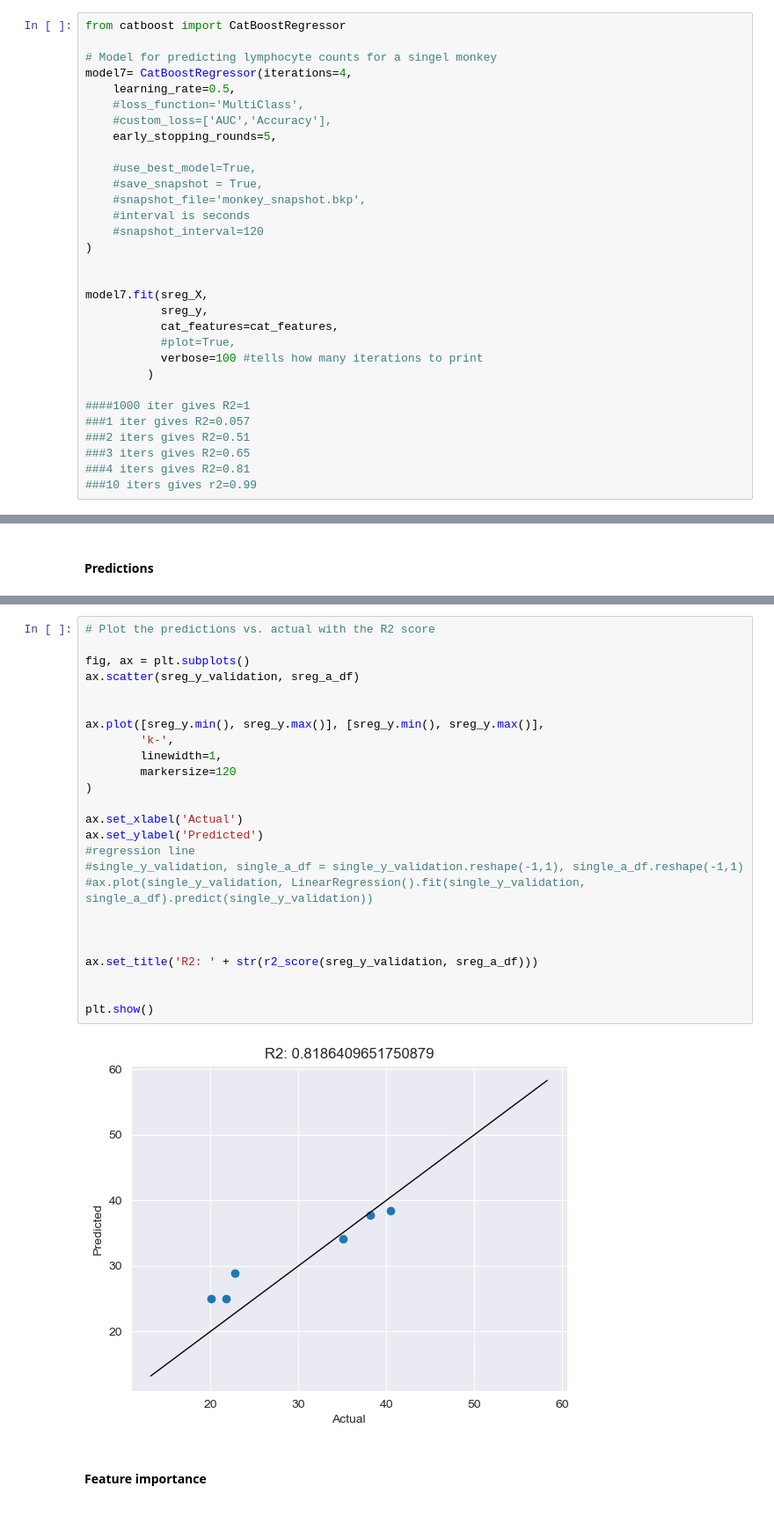
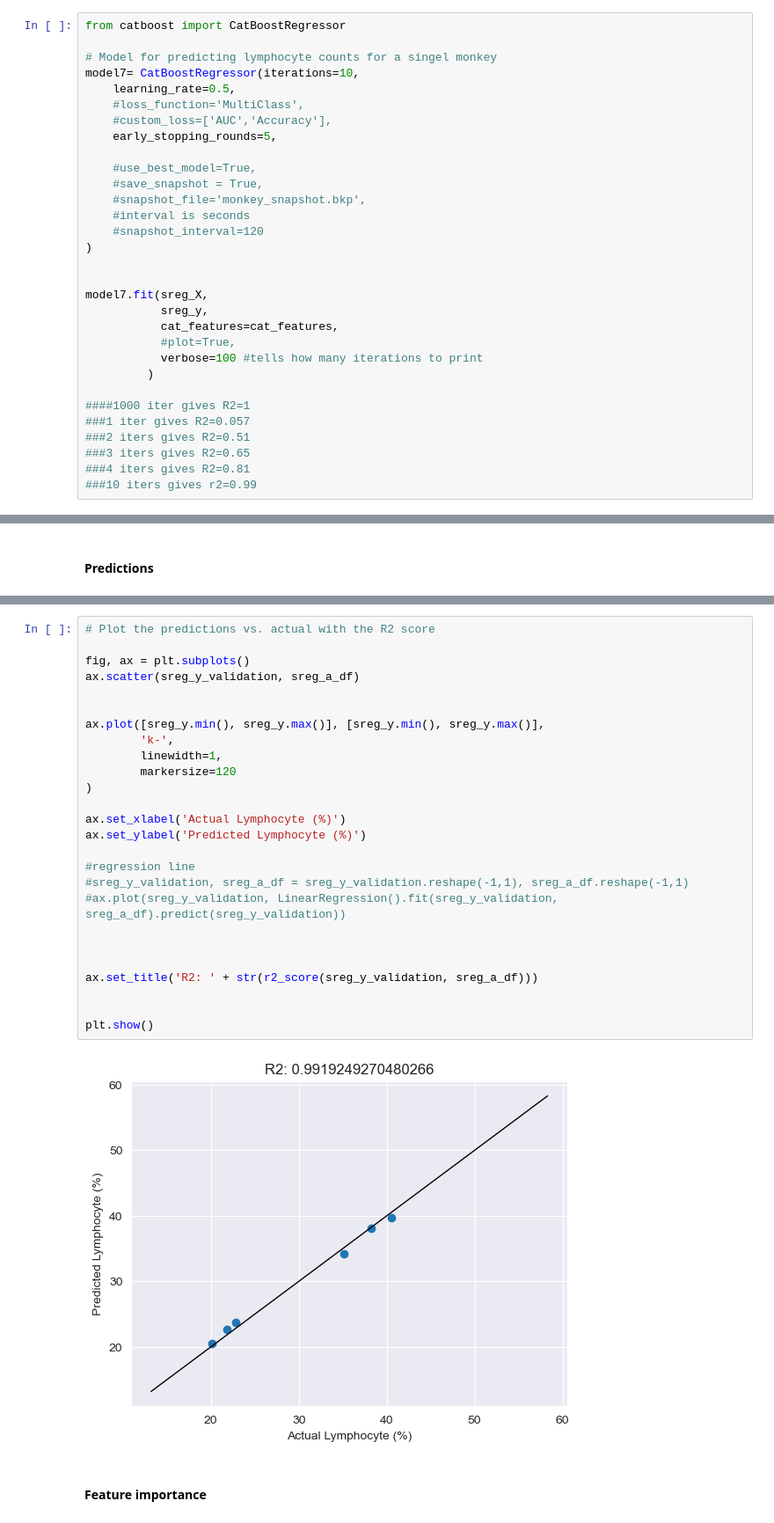
Before and after one commit to aidan-lew/monkey_health, a Jupyter notebook: B_monkeys_predictions.ipynb, the cells around one changed output, grey strips where cells are left out. Shown at 88% size. Cells and saved outputs as stored; diff of their text form.

```diff
--- a/B_monkeys_predictions.ipynb
+++ b/B_monkeys_predictions.ipynb
@@ -273,7 +275,7 @@ iteritems is deprecated and will be removed in a future version. Use .items inst
 from catboost import CatBoostRegressor
 
 # Model for predicting lymphocyte counts for a singel monkey
-model7= CatBoostRegressor(iterations=4,
+model7= CatBoostRegressor(iterations=10,
     learning_rate=0.5,
     #loss_function='MultiClass',
     #custom_loss=['AUC','Accuracy'],
@@ -339,30 +341,31 @@ The r2 score for the model is: 0.8186409651750879
 # %%
 # Plot the predictions vs. actual with the R2 score
 
 fig, ax = plt.subplots()
 ax.scatter(sreg_y_validation, sreg_a_df)
 
 
 ax.plot([sreg_y.min(), sreg_y.max()], [sreg_y.min(), sreg_y.max()],
         'k-',
         linewidth=1,
         markersize=120
 )
 
-ax.set_xlabel('Actual')
-ax.set_ylabel('Predicted')
+ax.set_xlabel('Actual Lymphocyte (%)')
+ax.set_ylabel('Predicted Lymphocyte (%)')
+
 #regression line
-#single_y_validation, single_a_df = single_y_validation.reshape(-1,1), single_a_df.reshape(-1,1)
-#ax.plot(single_y_validation, LinearRegression().fit(single_y_validation, single_a_df).predict(single_y_validation))
+#sreg_y_validation, sreg_a_df = sreg_y_validation.reshape(-1,1), sreg_a_df.reshape(-1,1)
+#ax.plot(sreg_y_validation, LinearRegression().fit(sreg_y_validation, sreg_a_df).predict(sreg_y_validation))
 
 
 
 ax.set_title('R2: ' + str(r2_score(sreg_y_validation, sreg_a_df)))
 
 
 plt.show()
 # %% [output]
-[figure, old version]
+[figure, new version]
 # %% [markdown]
 #### Feature importance
 # %%
```
Also changed, not shown: parts of 62 cells of this notebook.
